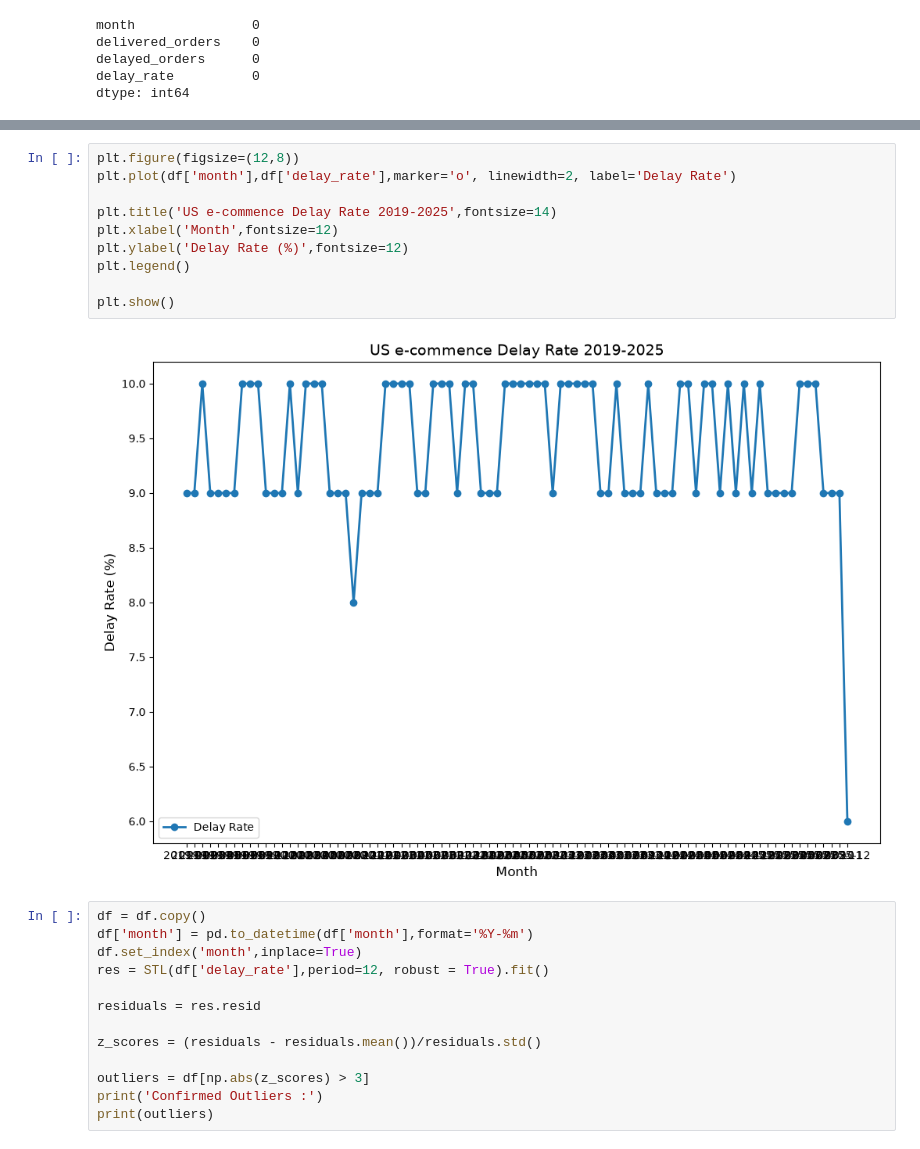
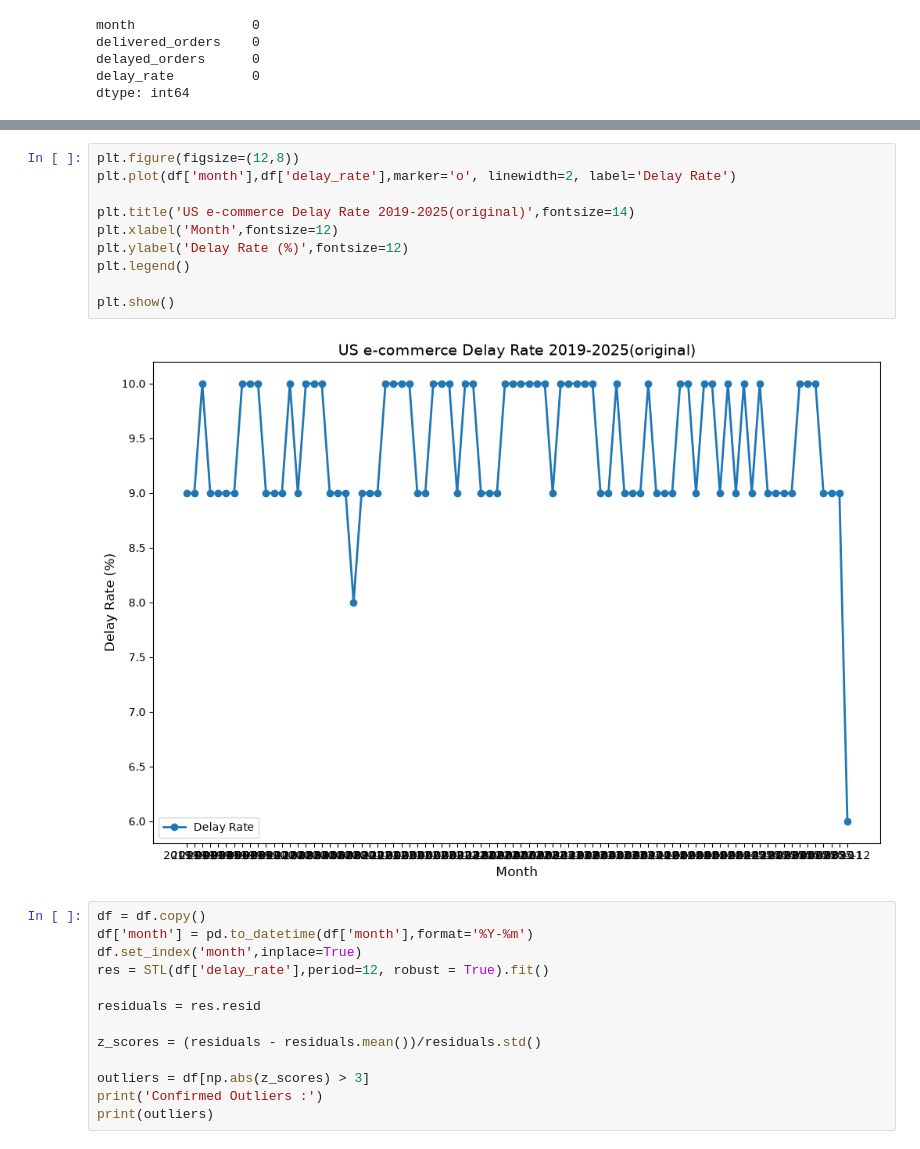
Before and after one commit to Peachalex/delivery-delay-analysis, a Jupyter notebook: python_scripts/delay_analysis_by_month.ipynb, the cells around one changed output, grey strips where cells are left out. Drawn from its saved outputs; the diff is of its cells as text.

```diff
--- a/python_scripts/delay_analysis_by_month.ipynb
+++ b/python_scripts/delay_analysis_by_month.ipynb
@@ -106,15 +106,15 @@ plt.show()
 # %%
 plt.figure(figsize=(12,8))
 plt.plot(df['month'],df['delay_rate'],marker='o', linewidth=2, label='Delay Rate')
 
-plt.title('US e-commence Delay Rate 2019-2025',fontsize=14)
+plt.title('US e-commerce Delay Rate 2019-2025(original)',fontsize=14)
 plt.xlabel('Month',fontsize=12)
 plt.ylabel('Delay Rate (%)',fontsize=12)
 plt.legend()
 
 plt.show()
 # %% [output]
-[figure, old version]
+[figure, new version]
 # %%
 df = df.copy()
 df['month'] = pd.to_datetime(df['month'],format='%Y-%m')
```
Also changed, not shown: parts of 4 cells of this notebook.
